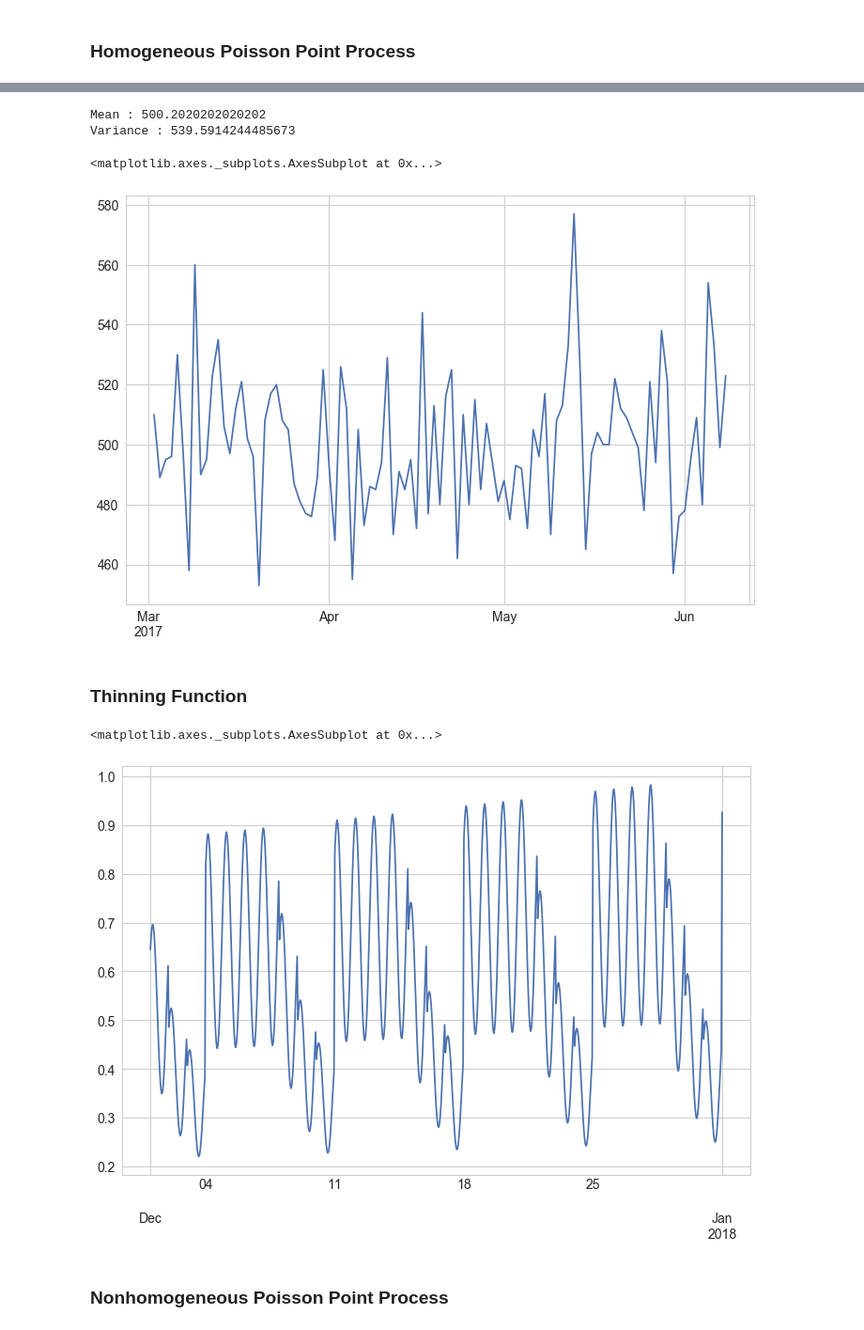
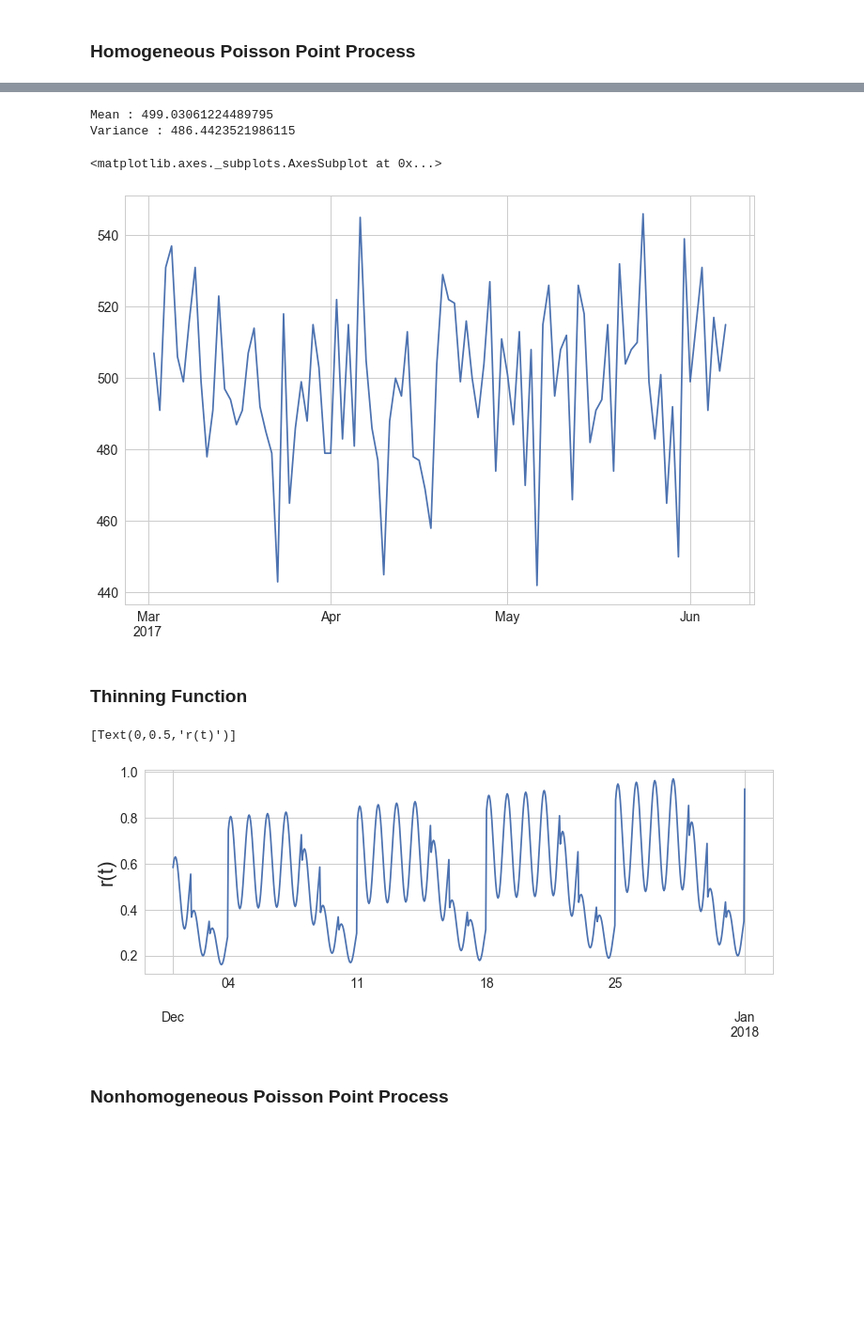
Before and after one commit to drewfustin/talks__time-series-experiments, a Jupyter notebook: Simulating Nonhomogeneous Poisson Point Processes.ipynb, the cells around one changed output, grey strips where cells are left out. Shown: that part at 94% size. Saved outputs shown, nothing was run; the diff lists cells and outputs as text; code cells hidden in the pictures; blank space fills up the shorter version.

```diff
--- a/Simulating Nonhomogeneous Poisson Point Processes.ipynb
+++ b/Simulating Nonhomogeneous Poisson Point Processes.ipynb
@@ -3,7 +3,8 @@
 import numpy as np
 import pandas as pd
 import seaborn as sns
-sns.set(style='whitegrid', context='notebook', palette='deep')
+sns.set(style='whitegrid', context='notebook', palette='deep',
+        font_scale=2, rc={'figure.figsize': [12, 8]})
 # %% [markdown]
 ### Homogeneous Poisson Point Process
 # %%
@@ -74,10 +75,10 @@ print('Variance : {}'.format(transactions_check.var()))
 
 transactions_check.plot(figsize=(12, 8), fontsize=14)
 # %% [output]
-Mean : 500.2020202020202
-Variance : 539.5914244485673
+Mean : 499.03061224489795
+Variance : 486.4423521986115
 <matplotlib.axes._subplots.AxesSubplot at 0x...>
-[figure, old version]
+[figure, new version]
 # %% [markdown]
 ### Thinning Function
 # %%
@@ -160,14 +161,15 @@ def thinning(t, components):
 # %%
 y = thinning(
     t=pd.date_range('2017-12-01', '2018-01-01', freq='1H'),
     components=[
-    {'function': _trend, 'params': {'percent_increase': 0.5, 'period': 90}},
-    {'function': _cyclical, 'params': {'weekday_factor': [1, 1, 1, 1, 0.8, 0.6, 0.5]}},
+    {'function': _trend, 'params': {'percent_increase': 1.0, 'period': 90}},
+    {'function': _cyclical, 'params': {'weekday_factor': [1, 1, 1, 1, 0.8, 0.5, 0.4]}},
     {'function': _seasonal, 'params': {'peak_time': '09:00:00', 'amplitude': 0.5}}])
-y.plot(figsize=(12, 8), fontsize=14)
+ax = y.plot(figsize=(12, 4), fontsize=14)
+ax.set(ylabel='r(t)')
 # %% [output]
-<matplotlib.axes._subplots.AxesSubplot at 0x...>
+[Text(0,0.5,'r(t)')]
-[figure, old version]
+[figure, new version]
 # %% [markdown]
 ### Nonhomogeneous Poisson Point Process
 # %%
```
Also changed, not shown: parts of 3 cells of this notebook, 8 other files.
